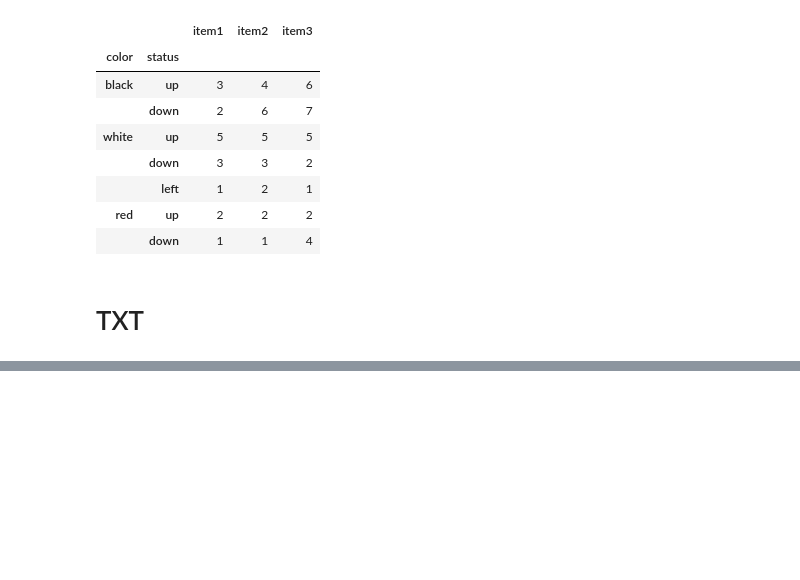
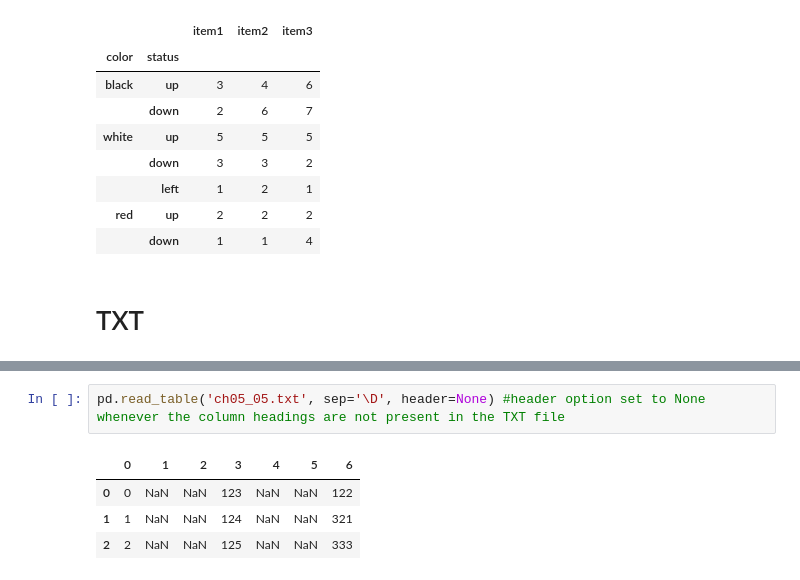
Before and after one commit to BrunoBento8/Python-DA, a Jupyter notebook: Python_DA_Chapter_5.ipynb, the cells around one changed output, grey strips where cells are left out. Drawn from its saved outputs; the diff is of its cells as text; blank space fills up the shorter version.

```diff
--- a/Python_DA_Chapter_5.ipynb
+++ b/Python_DA_Chapter_5.ipynb
@@ -112,0 +152,7 @@ pd.read_csv('myCSV_03.csv', index_col=['color','status'])
+# %%
+pd.read_table('ch05_05.txt', sep='\D', header=None) #header option set to None whenever the column headings are not present in the TXT file
+# %% [output]
+|  | 0 | 1 | 2 | 3 | 4 | 5 | 6 |
+| 0 | 0 | NaN | NaN | 123 | NaN | NaN | 122 |
+| 1 | 1 | NaN | NaN | 124 | NaN | NaN | 321 |
+| 2 | 2 | NaN | NaN | 125 | NaN | NaN | 333 |
```
Also changed, not shown: parts of 10 cells of this notebook.
